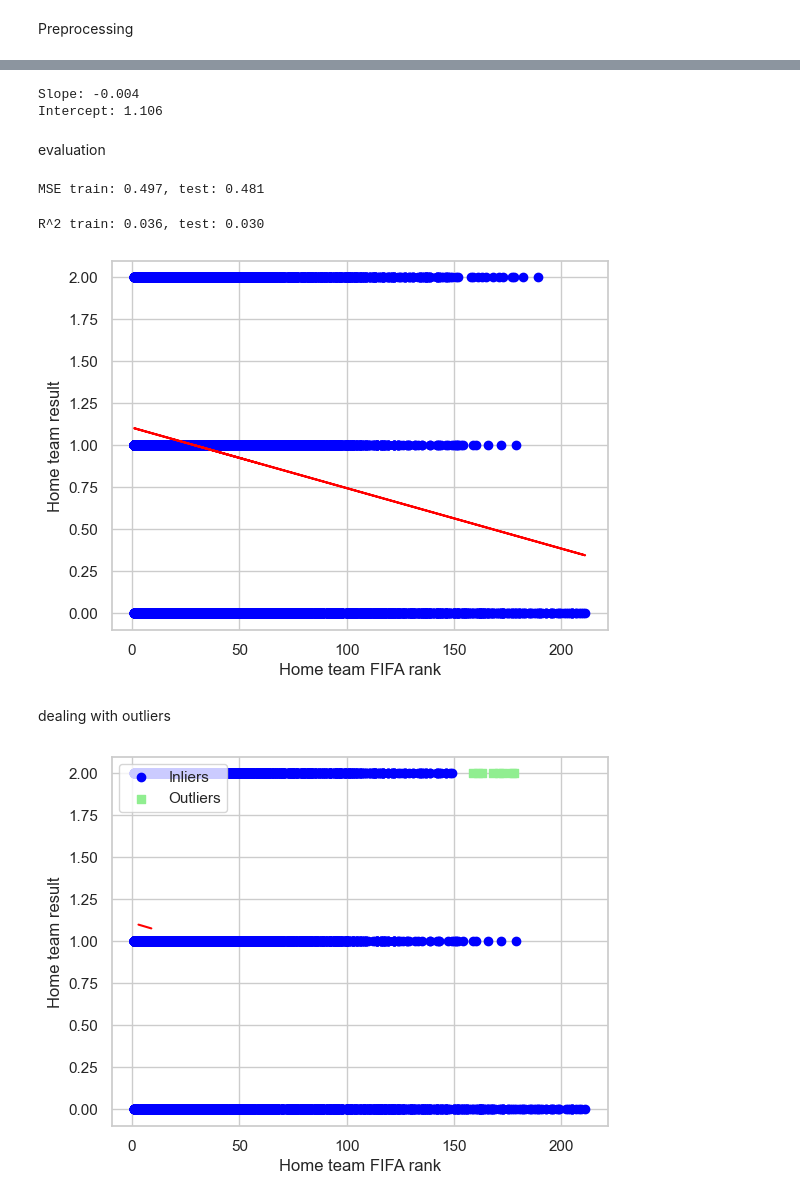
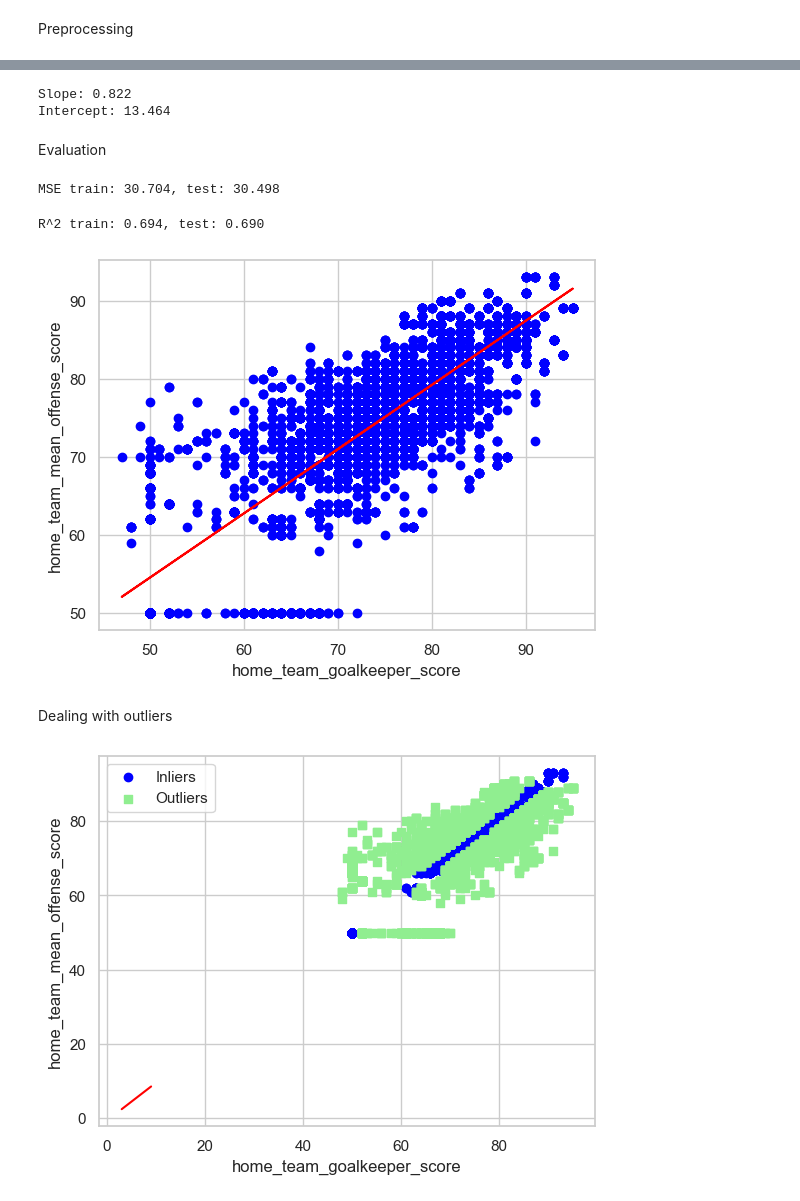
Before and after one commit to JavierCantoH/Fontys-DataScienceProject, a Jupyter notebook: ProjectWorldCupFinal.ipynb, the cells around one changed output, grey strips where cells are left out. Saved outputs shown, nothing was run; the diff lists cells and outputs as text; code cells hidden in the pictures.

```diff
--- a/ProjectWorldCupFinal.ipynb
+++ b/ProjectWorldCupFinal.ipynb
@@ -400,7 +408,7 @@ final_df
 # %% [markdown]
 Drop unessesary columns from our final df
 # %%
-final_df['home_team_result'] = final_df['home_team_result'].map({'Win':1, 'Draw':2, 'Lose':0})
+final_df['home_team_result'] = final_df['home_team_result'].map({'Lose': 0, 'Draw': 1, 'Win': 2})
 final_df = final_df.drop(['date', 'home_team_continent', 'away_team_continent', 'home_team_total_fifa_points', 'away_team_total_fifa_points', 'home_team_score', 'away_team_score', 'tournament', 'city', 'country', 'neutral_location', 'shoot_out', 'Penalties', 'Result'],axis=1)
 final_df.columns
 # %% [output]
@@ -519,0 +518,3 @@ group_matches.head(16)
+# %%
+var1 = 'home_team_goalkeeper_score'
+var2 = 'home_team_mean_offense_score'
@@ -520,6 +533,6 @@ group_matches.head(16)
 # %% [markdown]
 Preprocessing
 # %%
-X = final_df[['home_team_fifa_rank']].values
-y = final_df['home_team_result'].values
+X = final_df[[var1]].values
+y = final_df[var2].values
 # %% [markdown]
@@ -541,24 +555,26 @@ y_test_pred = slr.predict(X_test)
 print('Slope: %.3f' % slr.coef_[0])
 print('Intercept: %.3f' % slr.intercept_)
 # %% [output]
-Slope: -0.004
-Intercept: 1.106
+Slope: 0.822
+Intercept: 13.464
 # %% [markdown]
-evaluation
+Evaluation
 # %%
 from sklearn.metrics import mean_squared_error
+
 print('MSE train: %.3f, test: %.3f' % (
     mean_squared_error(y_train, y_train_pred),
     mean_squared_error(y_test, y_test_pred)))
 # %% [output]
-MSE train: 0.497, test: 0.481
+MSE train: 30.704, test: 30.498
 # %%
 from sklearn.metrics import r2_score
+
 print('R^2 train: %.3f, test: %.3f' %
     (r2_score(y_train, y_train_pred),
     r2_score(y_test, y_test_pred)))
 # %% [output]
-R^2 train: 0.036, test: 0.030
+R^2 train: 0.694, test: 0.690
 # %%
 def lin_regplot(X, y, model):
     plt.scatter(X, y, c='blue')
@@ -566,12 +582,12 @@ def lin_regplot(X, y, model):
     return None
 # %%
 lin_regplot(X, y, slr)
-plt.xlabel('Home team FIFA rank')
-plt.ylabel('Home team result')
+plt.xlabel(var1)
+plt.ylabel(var2)
 plt.show()
 # %% [output]
-[figure, old version]
+[figure, new version]
 # %% [markdown]
-dealing with outliers
+Dealing with outliers
 # %%
 from sklearn.linear_model import RANSACRegressor
@@ -604,12 +621,12 @@ line_y_ransac = ransac.predict(line_X_2d)
 plt.scatter(X_train[inlier_mask], y_train[inlier_mask], c='blue', marker='o', label='Inliers')
 plt.scatter(X_train[outlier_mask], y_train[outlier_mask], c='lightgreen', marker='s', label='Outliers')
 plt.plot(line_X, line_y_ransac, color='red')
-plt.xlabel('Home team FIFA rank')
-plt.ylabel('Home team result')
+plt.xlabel(var1)
+plt.ylabel(var2)
 plt.legend(loc='upper left')
 plt.show()
 # %% [output]
-[figure, old version]
+[figure, new version]
 # %%
 print('Slope: %.3f' % ransac.estimator_.coef_[0])
 print('Intercept: %.3f' % ransac.estimator_.intercept_)
```
Also changed, not shown: parts of 45 cells of this notebook, 11 other files.
